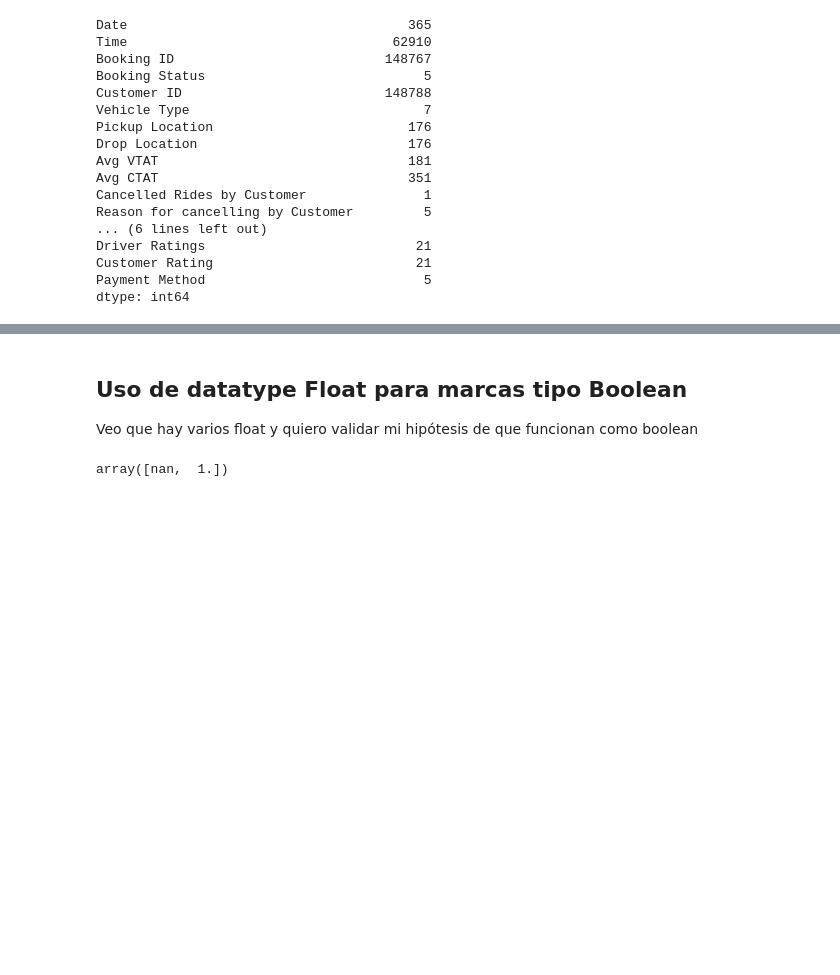
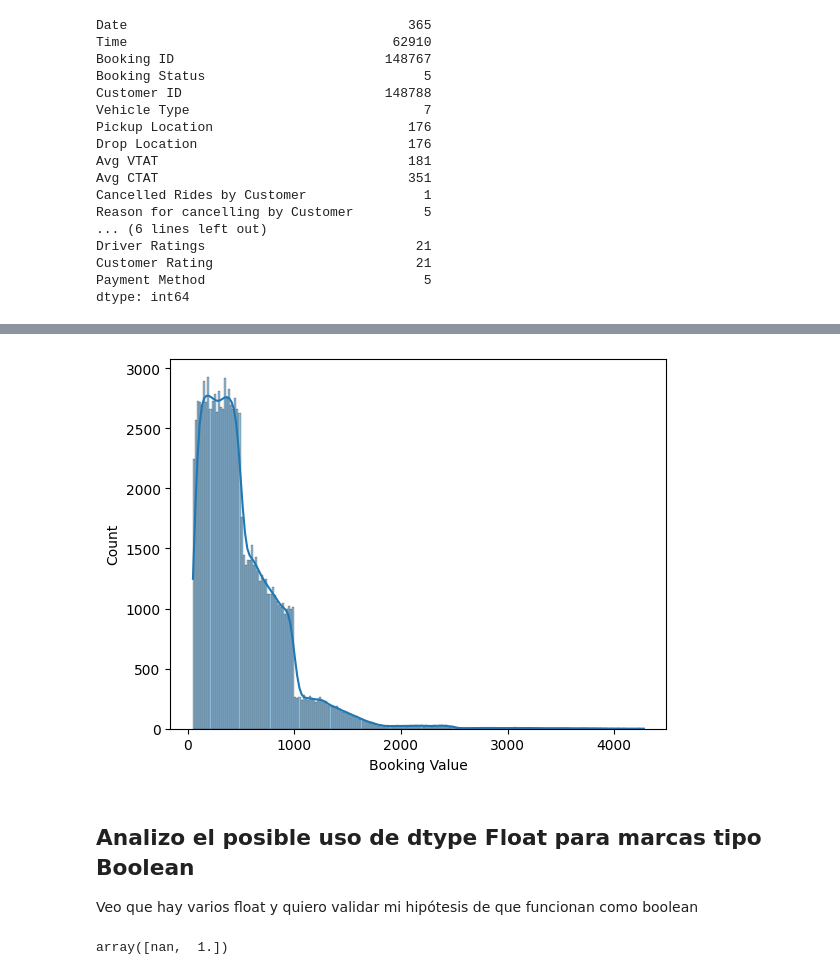
Before and after one commit to matiasobregon/diplo-ia_up_tp1, a Jupyter notebook: tp1.ipynb, the cells around one changed output, grey strips where cells are left out. Drawn from its saved outputs; the diff is of its cells as text; code cells hidden in the pictures; blank space fills up the shorter version.

```diff
--- a/tp1.ipynb
+++ b/tp1.ipynb
@@ -121,0 +160,6 @@ dtype: int64
+# %%
+# Cómo es la distribución de 'Booking value'?
+sns.histplot(df['Booking Value'], kde=True)
+plt.show()
+# %% [output]
+[figure, added]
@@ -122,5 +168,5 @@ dtype: int64
 # %% [markdown]
-## Uso de datatype Float para marcas tipo Boolean
+## Analizo el posible uso de dtype Float para marcas tipo Boolean
 Veo que hay varios float y quiero validar mi hipótesis de que funcionan como boolean
 # %%
 # 'Cancelled Rides by Customer'
```
Also changed, not shown: parts of 7 cells of this notebook.
